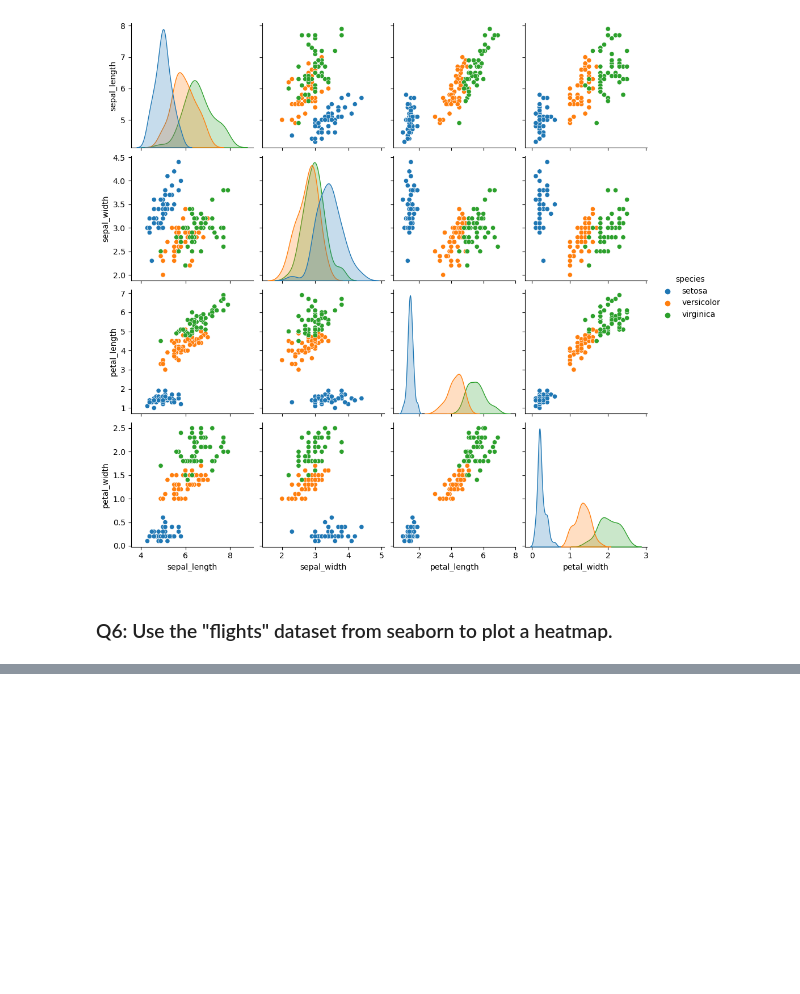
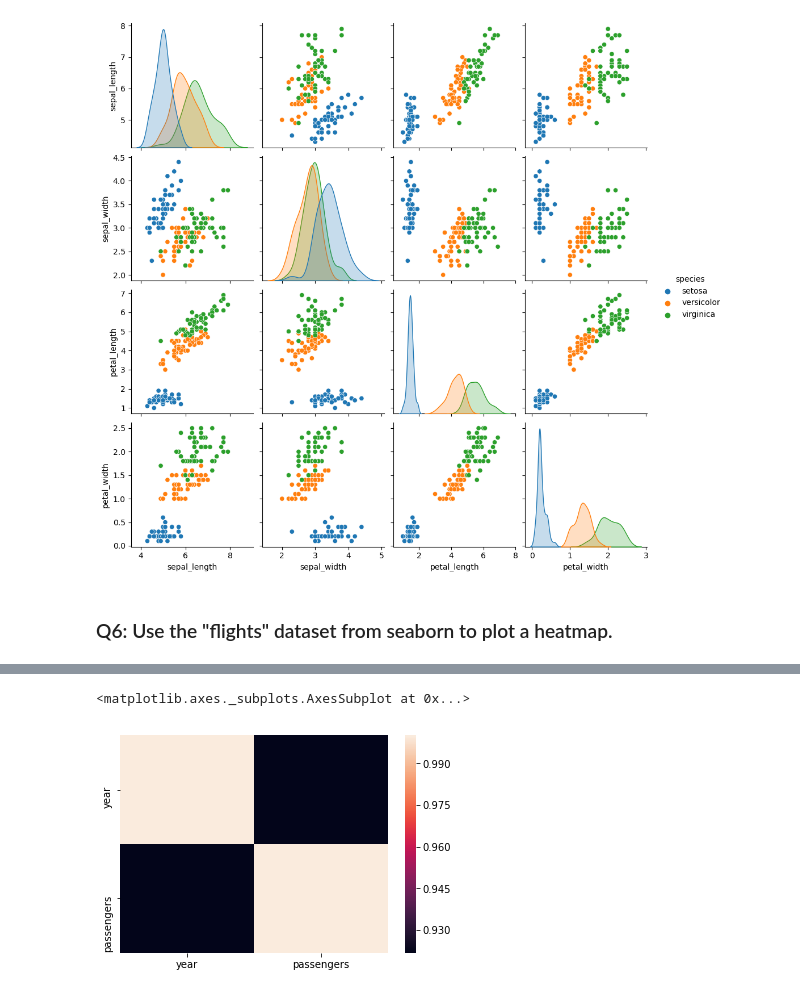
Before and after one commit to pranav1404/Assignments, a Jupyter notebook: 3_Mar_AssQ.ipynb, the cells around one changed output, grey strips where cells are left out. Cells and saved outputs as stored; diff of their text form; code cells hidden in the pictures; blank space fills up the shorter version.

```diff
--- a/3_Mar_AssQ.ipynb
+++ b/3_Mar_AssQ.ipynb
@@ -142,4 +142,4 @@ sns.pairplot(data = iris, hue = 'species')
 ### Q6: Use the "flights" dataset from seaborn to plot a heatmap.
 # %%
 import seaborn as sns
-flights = sns.load_dataset('fligh')
+flights = sns.load_dataset('flights')
@@ -145,0 +167,5 @@ flights = sns.load_dataset('fligh')
+# %%
+sns.heatmap(flights.corr())
+# %% [output]
+<matplotlib.axes._subplots.AxesSubplot at 0x...>
+[figure, added]
```
Also changed, not shown: parts of 1 cell of this notebook.
